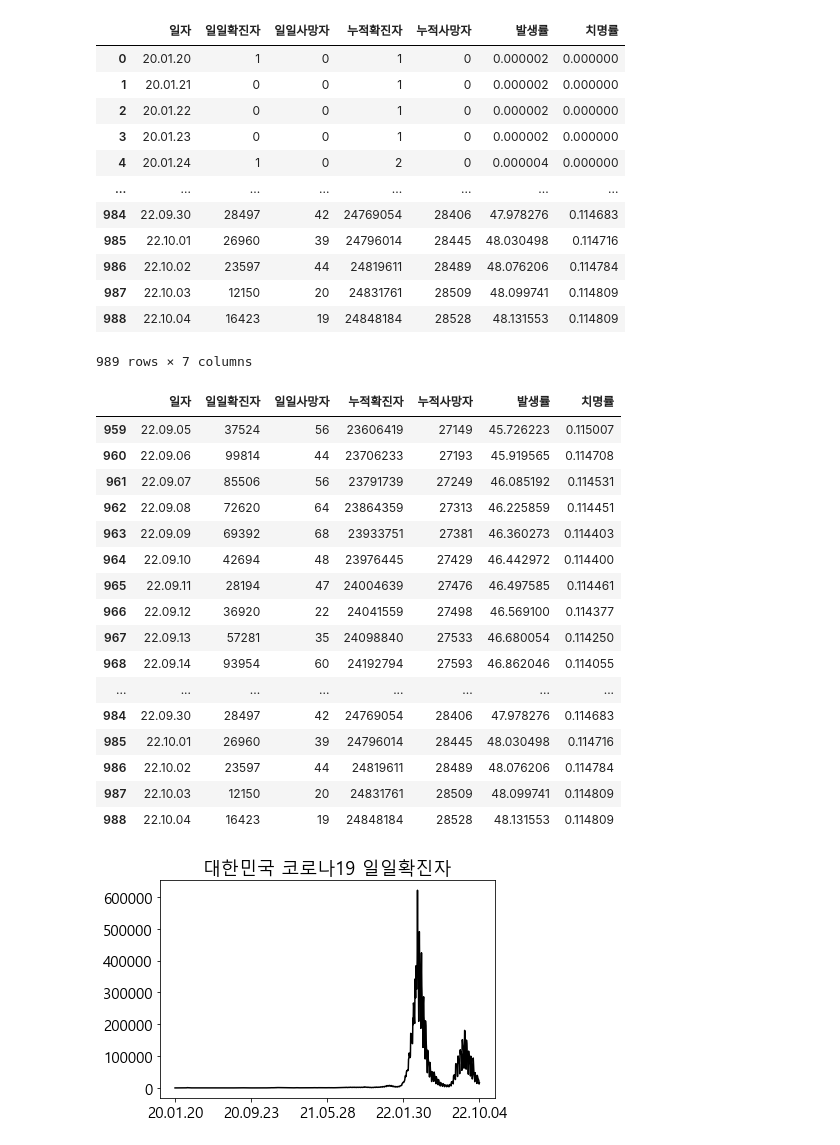
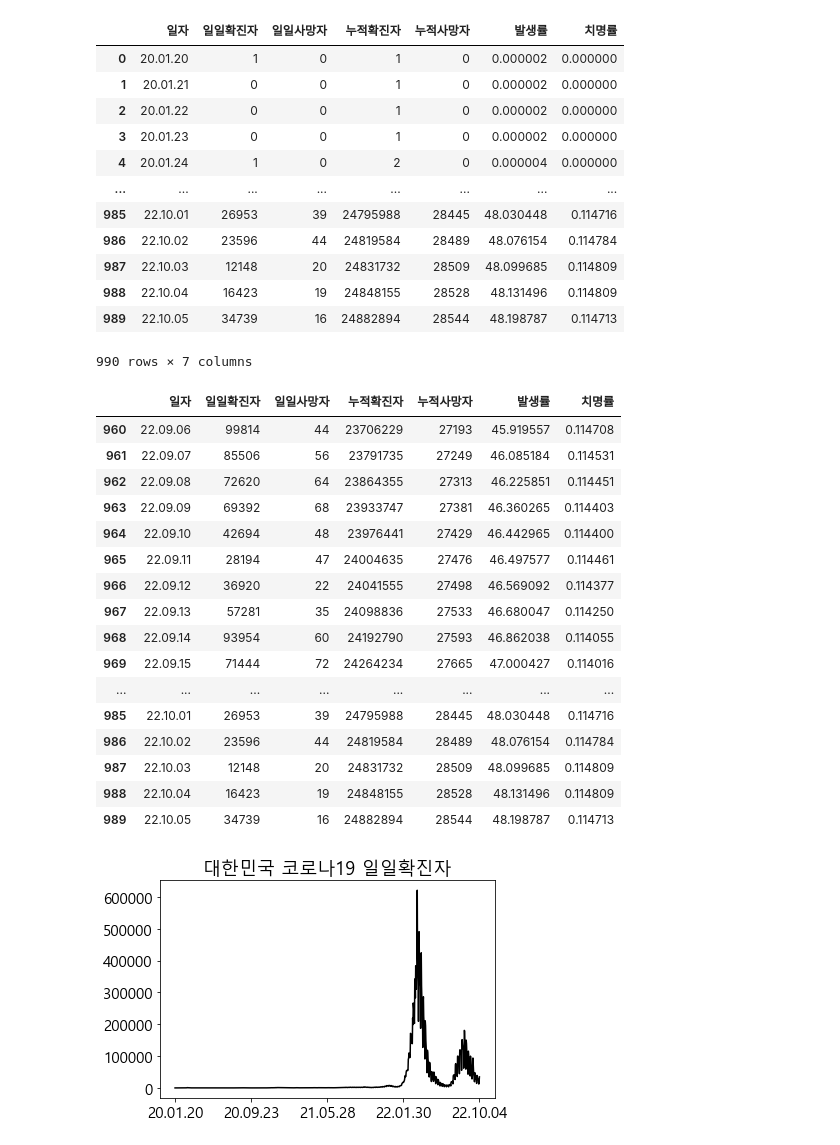
Before and after one commit to cpwoo/ProjectCorona, a Jupyter notebook: ProjectCorona.ipynb, the cells around one changed output. Cells and saved outputs as stored; diff of their text form; code cells hidden in the pictures.

```diff
--- a/ProjectCorona.ipynb
+++ b/ProjectCorona.ipynb
@@ -7,51 +7,51 @@ matplotlib.rcParams['axes.unicode_minus'] = False
 # %%
 import pandas as pd
 import numpy as np
-df = pd.read_excel('코로나바이러스감염증-19_확진환자_발생현황_221004.xlsx', skiprows=[0,1,2,3,5])
+df = pd.read_excel('코로나바이러스감염증-19_확진환자_발생현황_221005.xlsx', skiprows=[0,1,2,3,5])
 df.drop(columns=['국내발생(명)', '해외유입(명)'], inplace=True)
 df.rename(columns={'계(명)':'일일확진자', '사망(명)':'일일사망자'}, inplace=True)
 df['일자'] = df['일자'].dt.strftime('%y.%m.%d')
 df.replace('-', 0, inplace=True)
 df['누적확진자'] = df['일일확진자'].cumsum()
 df['누적사망자'] = df['일일사망자'].cumsum()
 df['발생률'] = df['누적확진자'] / 51625561 * 100
 df['치명률'] = df['누적사망자'] / df['누적확진자'] * 100
 df
 # %% [output]
 |  | 일자 | 일일확진자 | 일일사망자 | 누적확진자 | 누적사망자 | 발생률 | 치명률 |
 | 0 | 20.01.20 | 1 | 0 | 1 | 0 | 0.000002 | 0.000000 |
 | 1 | 20.01.21 | 0 | 0 | 1 | 0 | 0.000002 | 0.000000 |
 | 2 | 20.01.22 | 0 | 0 | 1 | 0 | 0.000002 | 0.000000 |
 | 3 | 20.01.23 | 0 | 0 | 1 | 0 | 0.000002 | 0.000000 |
 | 4 | 20.01.24 | 1 | 0 | 2 | 0 | 0.000004 | 0.000000 |
 | ... | ... | ... | ... | ... | ... | ... | ... |
-| 984 | 22.09.30 | 28497 | 42 | 24769054 | 28406 | 47.978276 | 0.114683 |
-| 985 | 22.10.01 | 26960 | 39 | 24796014 | 28445 | 48.030498 | 0.114716 |
-| 986 | 22.10.02 | 23597 | 44 | 24819611 | 28489 | 48.076206 | 0.114784 |
-| 987 | 22.10.03 | 12150 | 20 | 24831761 | 28509 | 48.099741 | 0.114809 |
-| 988 | 22.10.04 | 16423 | 19 | 24848184 | 28528 | 48.131553 | 0.114809 |
+| 985 | 22.10.01 | 26953 | 39 | 24795988 | 28445 | 48.030448 | 0.114716 |
+| 986 | 22.10.02 | 23596 | 44 | 24819584 | 28489 | 48.076154 | 0.114784 |
+| 987 | 22.10.03 | 12148 | 20 | 24831732 | 28509 | 48.099685 | 0.114809 |
+| 988 | 22.10.04 | 16423 | 19 | 24848155 | 28528 | 48.131496 | 0.114809 |
+| 989 | 22.10.05 | 34739 | 16 | 24882894 | 28544 | 48.198787 | 0.114713 |
-989 rows × 7 columns
+990 rows × 7 columns
 # %%
 df30 = df.tail(30)
 df30
 # %% [output]
 |  | 일자 | 일일확진자 | 일일사망자 | 누적확진자 | 누적사망자 | 발생률 | 치명률 |
-| 959 | 22.09.05 | 37524 | 56 | 23606419 | 27149 | 45.726223 | 0.115007 |
-| 960 | 22.09.06 | 99814 | 44 | 23706233 | 27193 | 45.919565 | 0.114708 |
-| 961 | 22.09.07 | 85506 | 56 | 23791739 | 27249 | 46.085192 | 0.114531 |
-| 962 | 22.09.08 | 72620 | 64 | 23864359 | 27313 | 46.225859 | 0.114451 |
-| 963 | 22.09.09 | 69392 | 68 | 23933751 | 27381 | 46.360273 | 0.114403 |
-| 964 | 22.09.10 | 42694 | 48 | 23976445 | 27429 | 46.442972 | 0.114400 |
-| 965 | 22.09.11 | 28194 | 47 | 24004639 | 27476 | 46.497585 | 0.114461 |
-| 966 | 22.09.12 | 36920 | 22 | 24041559 | 27498 | 46.569100 | 0.114377 |
-| 967 | 22.09.13 | 57281 | 35 | 24098840 | 27533 | 46.680054 | 0.114250 |
-| 968 | 22.09.14 | 93954 | 60 | 24192794 | 27593 | 46.862046 | 0.114055 |
+| 960 | 22.09.06 | 99814 | 44 | 23706229 | 27193 | 45.919557 | 0.114708 |
+| 961 | 22.09.07 | 85506 | 56 | 23791735 | 27249 | 46.085184 | 0.114531 |
+| 962 | 22.09.08 | 72620 | 64 | 23864355 | 27313 | 46.225851 | 0.114451 |
+| 963 | 22.09.09 | 69392 | 68 | 23933747 | 27381 | 46.360265 | 0.114403 |
+| 964 | 22.09.10 | 42694 | 48 | 23976441 | 27429 | 46.442965 | 0.114400 |
+| 965 | 22.09.11 | 28194 | 47 | 24004635 | 27476 | 46.497577 | 0.114461 |
+| 966 | 22.09.12 | 36920 | 22 | 24041555 | 27498 | 46.569092 | 0.114377 |
+| 967 | 22.09.13 | 57281 | 35 | 24098836 | 27533 | 46.680047 | 0.114250 |
+| 968 | 22.09.14 | 93954 | 60 | 24192790 | 27593 | 46.862038 | 0.114055 |
+| 969 | 22.09.15 | 71444 | 72 | 24264234 | 27665 | 47.000427 | 0.114016 |
 | ... | ... | ... | ... | ... | ... | ... | ... |
-| 984 | 22.09.30 | 28497 | 42 | 24769054 | 28406 | 47.978276 | 0.114683 |
-| 985 | 22.10.01 | 26960 | 39 | 24796014 | 28445 | 48.030498 | 0.114716 |
-| 986 | 22.10.02 | 23597 | 44 | 24819611 | 28489 | 48.076206 | 0.114784 |
-| 987 | 22.10.03 | 12150 | 20 | 24831761 | 28509 | 48.099741 | 0.114809 |
-| 988 | 22.10.04 | 16423 | 19 | 24848184 | 28528 | 48.131553 | 0.114809 |
+| 985 | 22.10.01 | 26953 | 39 | 24795988 | 28445 | 48.030448 | 0.114716 |
+| 986 | 22.10.02 | 23596 | 44 | 24819584 | 28489 | 48.076154 | 0.114784 |
+| 987 | 22.10.03 | 12148 | 20 | 24831732 | 28509 | 48.099685 | 0.114809 |
+| 988 | 22.10.04 | 16423 | 19 | 24848155 | 28528 | 48.131496 | 0.114809 |
+| 989 | 22.10.05 | 34739 | 16 | 24882894 | 28544 | 48.198787 | 0.114713 |
 # %%
 x = df['일자']; y=df['일일확진자']
 plt.title('대한민국 코로나19 일일확진자')
```
Also changed, not shown: parts of 7 cells of this notebook, 7 other files.
